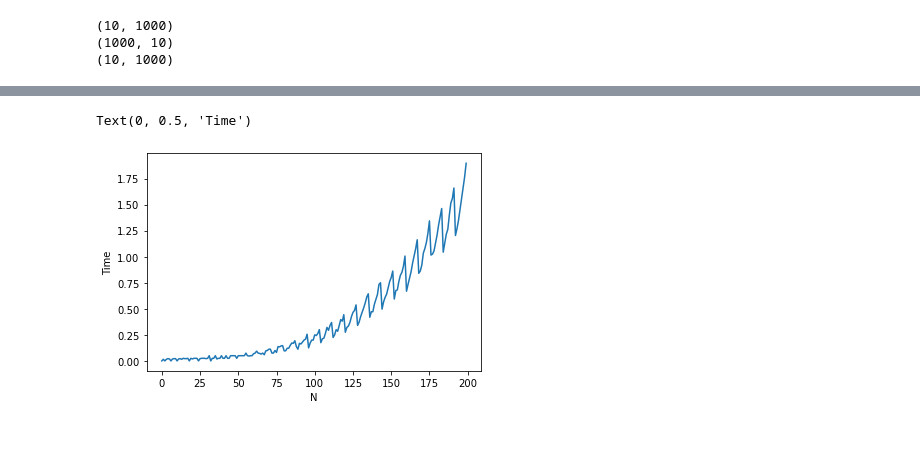
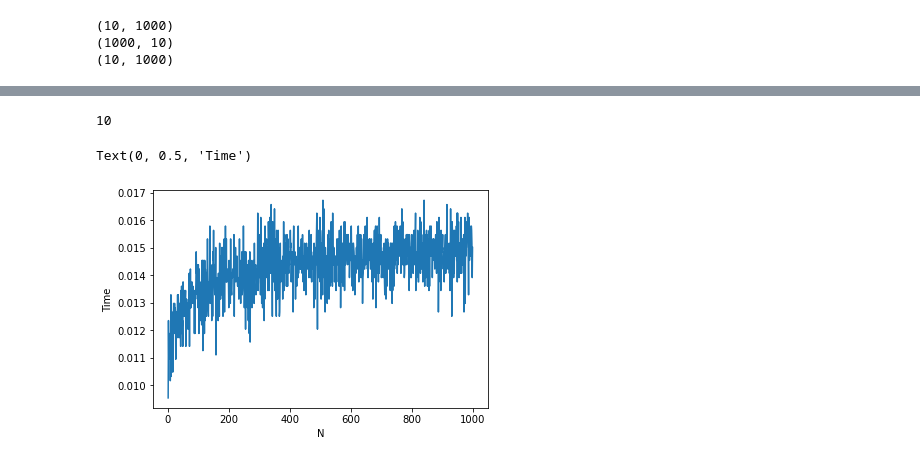
Before and after one commit to VladKoloss/Matrix-course, a Jupyter notebook: Hardware optimization.ipynb, the cells around one changed output, grey strips where cells are left out. Cells and saved outputs as stored; diff of their text form; code cells hidden in the pictures; blank space fills up the shorter version.

```diff
--- a/Hardware optimization.ipynb
+++ b/Hardware optimization.ipynb
@@ -50,7 +50,7 @@ def productT(A,B):
             C[i][j] = buf
     return C
 # %%
-def f_time(func, args=(), kwargs={}, N=500):
+def f_time(func, args=(), kwargs={}, N=10000):
     start_time = time.process_time_ns()
     for i in range(N):
         func(*args, **kwargs)
@@ -399,18 +397,32 @@ Numpy
+# %%
+@nb.njit(nb.float64(nb.float64[:],nb.float64[:]), parallel=True)
+def VNproductKIJ(A,B):
+    N = A.shape[0]
+    C = 0
+    for k in prange(N):
+        C += A[k]*B[k]
+    return C
+# %%
+C = np.random.sample((10,))
+# %%
+C.shape[0]
+# %% [output]
+10
 # %%
-q = 200
+q = 1000
 t = np.zeros(q)
-for i in range(1,q):
+for i in range(1,q+1):
     C = None
     D = None
-    C = np.random.sample((i,i))
-    D = np.random.sample((i,i))
-    t[i] = f_time(NproductKIJ,(C,D))/10e+06
+    C = np.random.sample((i,))
+    D = np.random.sample((i,))
+    t[i-1] = f_time(VNproductKIJ,(C,D))/10e+06
 # %%
-niter = [i for i in range(q)]
+niter = [i for i in range(1,q+1)]
 import matplotlib.pyplot as plt
 plt.plot(niter, t)
 plt.xlabel('N')
 plt.ylabel('Time')
 # %% [output]
 Text(0, 0.5, 'Time')
-[figure, old version]
+[figure, new version]
```
Also changed, not shown: parts of 14 cells of this notebook.
